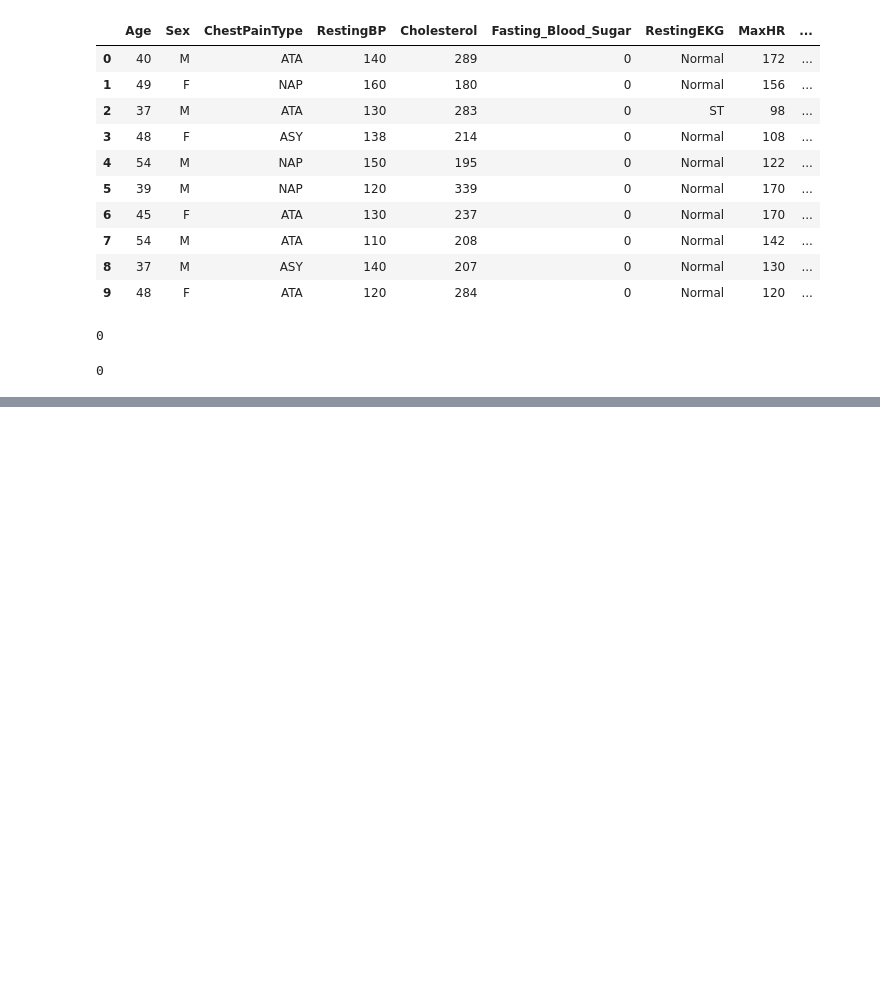
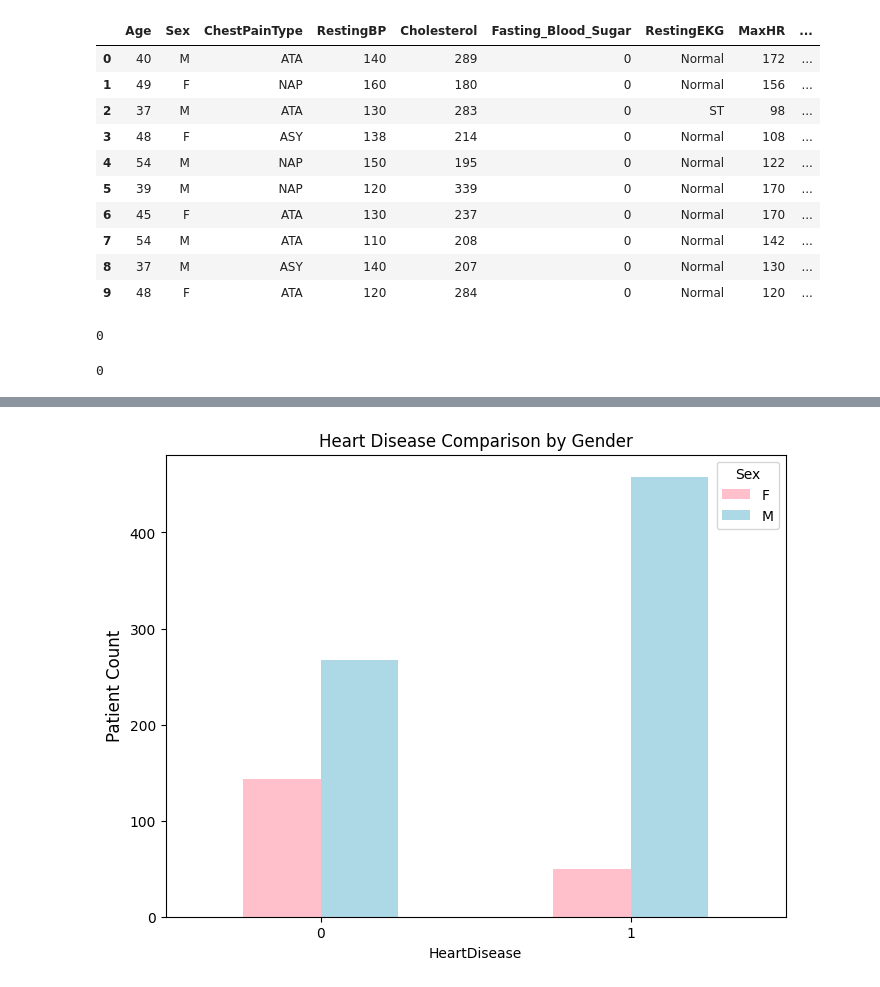
Before and after one commit to nehnehus/heart_failure_dataset, a Jupyter notebook: Notebooks/heart_failure.ipynb, the cells around one changed output, grey strips where cells are left out. Saved outputs shown, nothing was run; the diff lists cells and outputs as text; code cells hidden in the pictures; blank space fills up the shorter version.

```diff
--- a/Notebooks/heart_failure.ipynb
+++ b/Notebooks/heart_failure.ipynb
@@ -202,0 +241,10 @@ print(heart_failure.duplicated().sum())
+# %%
+#Comparing Heart Disease By the Gender(male, female)
+comparison_data = heart_failure.groupby(['HeartDisease','Sex']).size().unstack()
+comparison_data.plot(kind='bar', figsize=(8,6), color=['pink','lightblue'])
+plt.xticks(rotation=0)
+plt.ylabel("Patient Count", fontsize=12)
+plt.title("Heart Disease Comparison by Gender")
+plt.show()
+# %% [output]
+[figure, added]
```
Also changed, not shown: parts of 5 cells of this notebook.
